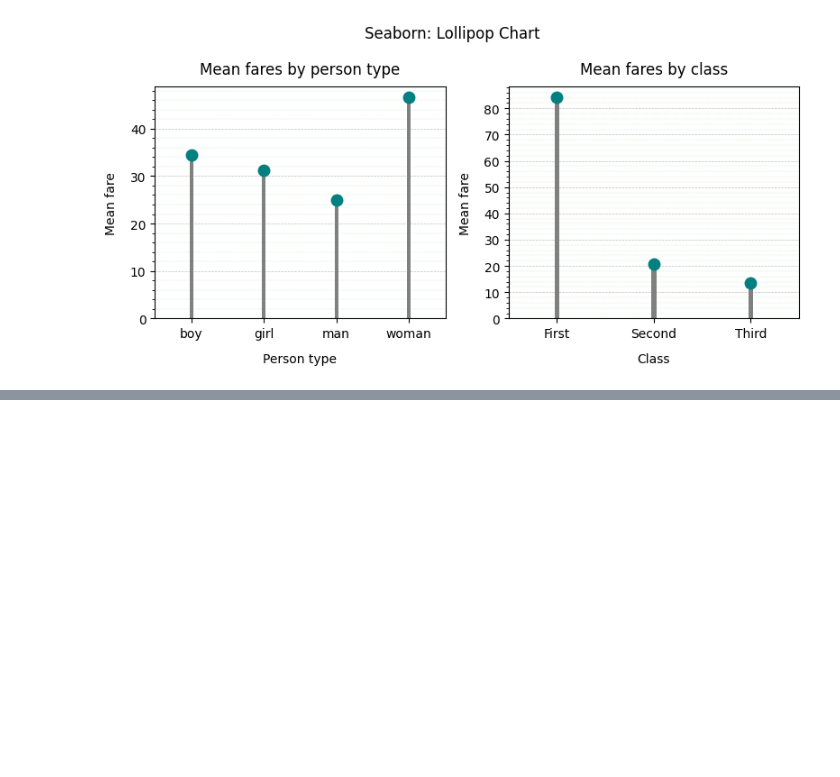
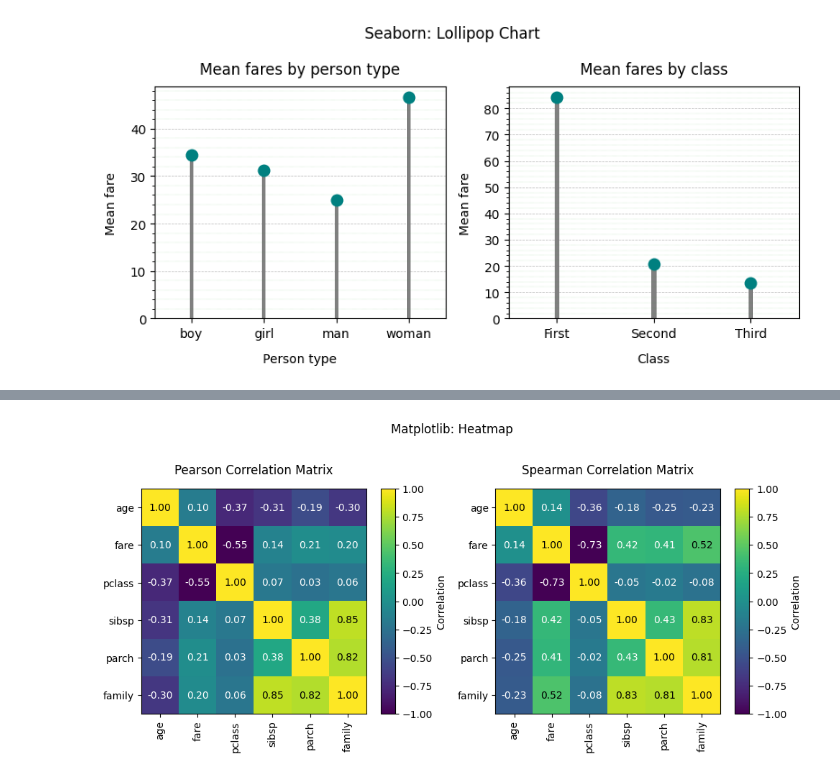
Before and after one commit to BogdanPinchuk/DataScience-PBY_HW8, a Jupyter notebook: Bohdan_Pinchuk_DS_HW8.ipynb, the cells around one changed output, grey strips where cells are left out. Cells and saved outputs as stored; diff of their text form; code cells hidden in the pictures; blank space fills up the shorter version.

Commit message:
[Homework8] - implemented Heatmap for matplotlib

```diff
--- a/Bohdan_Pinchuk_DS_HW8.ipynb
+++ b/Bohdan_Pinchuk_DS_HW8.ipynb
@@ -1873,6 +1873,8 @@ fig.show()
 ## Залежності між змінними
 
 import numpy as np
+
+# !pip install jinja2
 
 # Input data
 ages_col_name = "age"
@@ -1901,12 +1903,13 @@ family = sibsps + parchs + 1
 data_afsp['family'] = family
 
 # Pearson
-pearson_matrix = data_afsp.corr(method='pearson')
-
+pearson_matrix = data_afsp.corr(method='pearson').round(2)
 # Spearman
-spearman_matrix = data_afsp.corr(method='spearman')
+spearman_matrix = data_afsp.corr(method='spearman').round(2)
 
 display(data_afsp)
+display(pearson_matrix.style.set_caption("Pearson").format(precision=2))
+display(spearman_matrix.style.set_caption("Spearman").format(precision=2))
 # %% [output]
 |  | age | fare | pclass | sibsp | parch | family |
 | 0 | 22 | 7.25 | 3 | 1 | 0 | 2 |
@@ -1923,0 +1943,65 @@ display(data_afsp)
+# %%
+# Graphic results - Heatmap - Matplotlib
+
+import matplotlib.pyplot as plt
+from mpl_toolkits.axes_grid1 import make_axes_locatable
+
+# Input data
+lib_name = "Matplotlib"
+chart_name = "Heatmap"
+
+# Solution
+_, axes = plt.subplots(1, 2, figsize=(10, 5))
+
+ax = axes[0]
+sc = ax.imshow(pearson_matrix)
+ax.set_yticks(range(len(pearson_matrix)), labels=pearson_matrix.index)
+ax.set_xticks(range(len(pearson_matrix)), labels=pearson_matrix.columns,
+              rotation=90, ha="right", va="center", rotation_mode="anchor")
+
+for i in range(len(pearson_matrix.index)):
+    for j in range(len(pearson_matrix.columns)):
+        corr_val = pearson_matrix.iloc[i, j]
+        ax.text(j, i, f"{corr_val:.2f}",
+                ha="center", va="center",
+                color="white" if corr_val <= 0.5 else "black")
+
+divider = make_axes_locatable(ax)
+cb_ax = divider.append_axes("right", size=0.2, pad=0.2)
+
+norm = plt.Normalize(-1.0, 1.0)
+sm = plt.cm.ScalarMappable(norm=norm)
+sm.set_array([])
+ax.figure.colorbar(sm, cax=cb_ax, label='Correlation')
+
+ax.set_title("Pearson Correlation Matrix", pad=15, loc='center', color='black')
+
+ax = axes[1]
+sc = ax.imshow(spearman_matrix)
+ax.set_yticks(range(len(spearman_matrix)), labels=spearman_matrix.index)
+ax.set_xticks(range(len(spearman_matrix)), labels=spearman_matrix.columns,
+              rotation=90, ha="right", va="center", rotation_mode="anchor")
+
+for i in range(len(spearman_matrix.index)):
+    for j in range(len(spearman_matrix.columns)):
+        corr_val = spearman_matrix.iloc[i, j]
+        ax.text(j, i, f"{corr_val:.2f}",
+                ha="center", va="center",
+                color="white" if corr_val <= 0.5 else "black")
+
+divider = make_axes_locatable(ax)
+cb_ax = divider.append_axes("right", size=0.2, pad=0.2)
+
+norm = plt.Normalize(-1.0, 1.0)
+sm = plt.cm.ScalarMappable(norm=norm)
+sm.set_array([])
+ax.figure.colorbar(sm, cax=cb_ax, label='Correlation')
+
+ax.set_title("Spearman Correlation Matrix", pad=15, loc='center', color='black')
+
+plt.suptitle(f"{lib_name}: {chart_name}")
+
+plt.tight_layout()
+plt.show()
+# %% [output]
+[figure, added]
```
Also changed, not shown: parts of 1 cell of this notebook.
